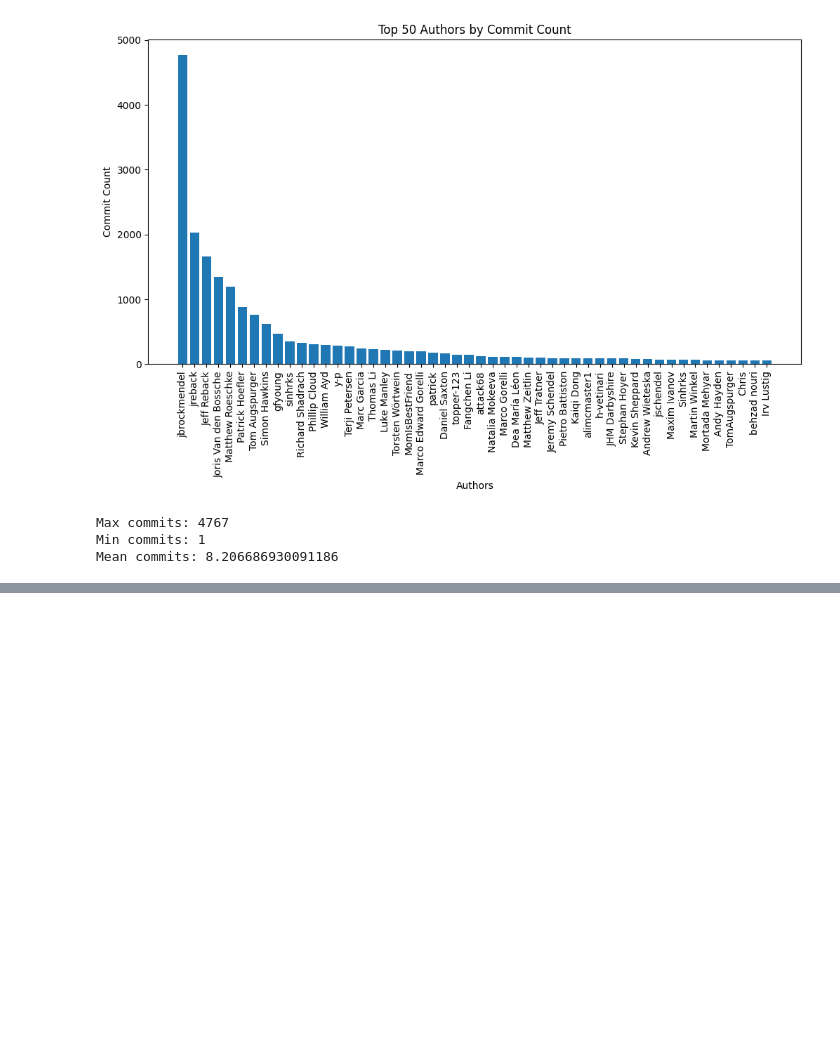
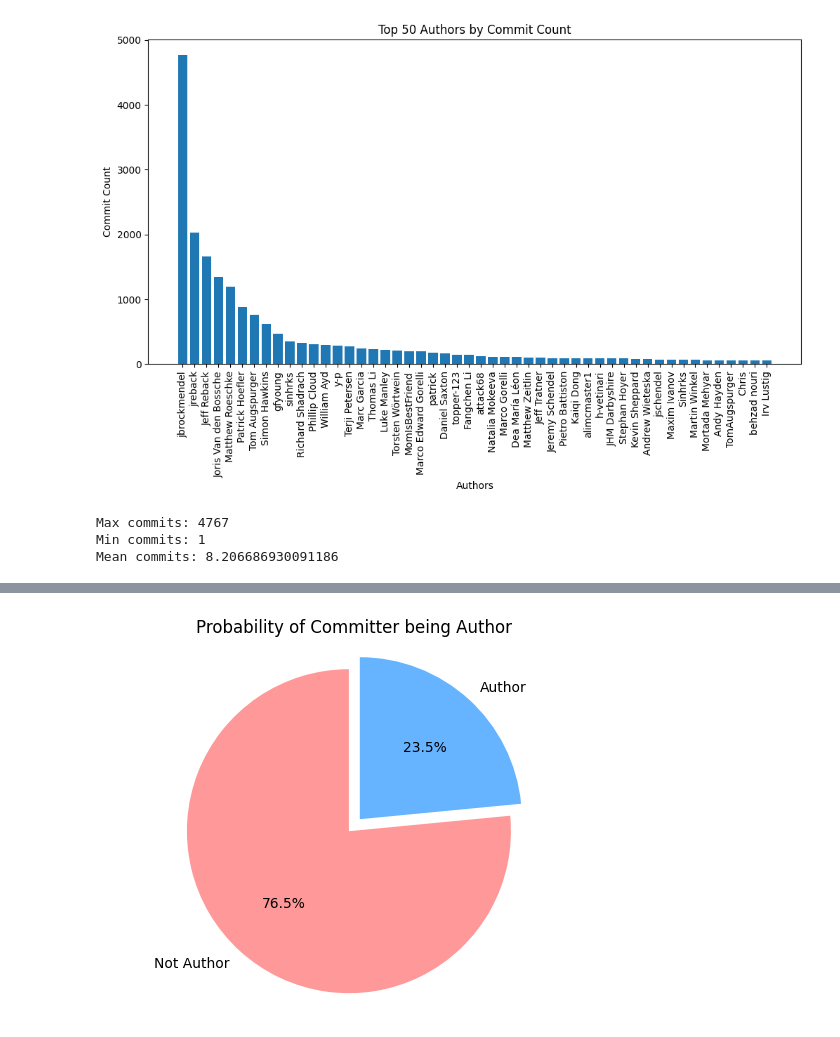
Before and after one commit to wxy2024/2023project, a Jupyter notebook: demo1.ipynb, the cells around one changed output, grey strips where cells are left out. Cells and saved outputs as stored; diff of their text form; code cells hidden in the pictures; blank space fills up the shorter version.

```diff
--- a/demo1.ipynb
+++ b/demo1.ipynb
@@ -206,0 +242,16 @@ Mean commits: 8.206686930091186
+# %%
+# 计算committer是否是author的概率
+is_author = df['committer'] == df['author']
+probability = is_author.value_counts(normalize=True) * 100
+
+# 绘制饼图
+labels = ['Not Author', 'Author']
+sizes = probability.values
+explode = (0, 0.1)
+colors = ['#ff9999', '#66b3ff']
+plt.pie(sizes, explode=explode, labels=labels, colors=colors, autopct='%1.1f%%', startangle=90)
+plt.axis('equal')
+plt.title('Probability of Committer being Author')
+plt.show()
+# %% [output]
+[figure, added]
```
Also changed, not shown: parts of 1 cell of this notebook.
